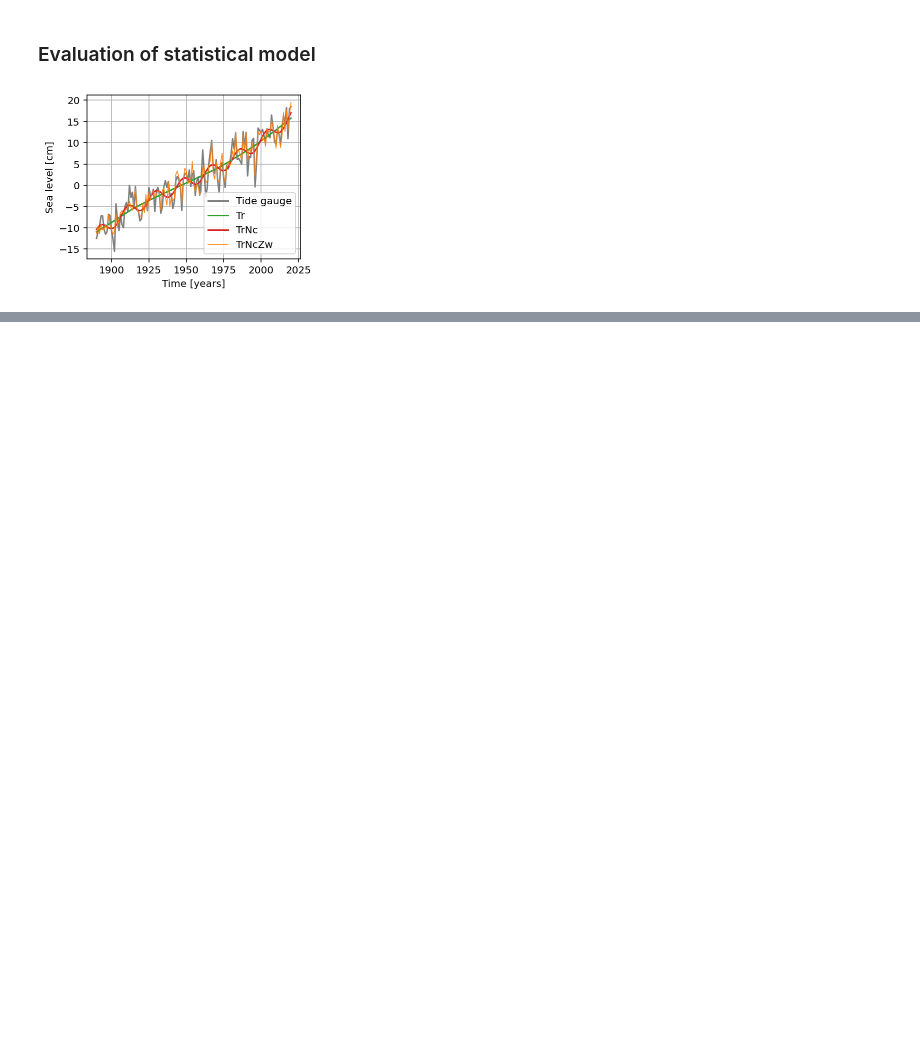
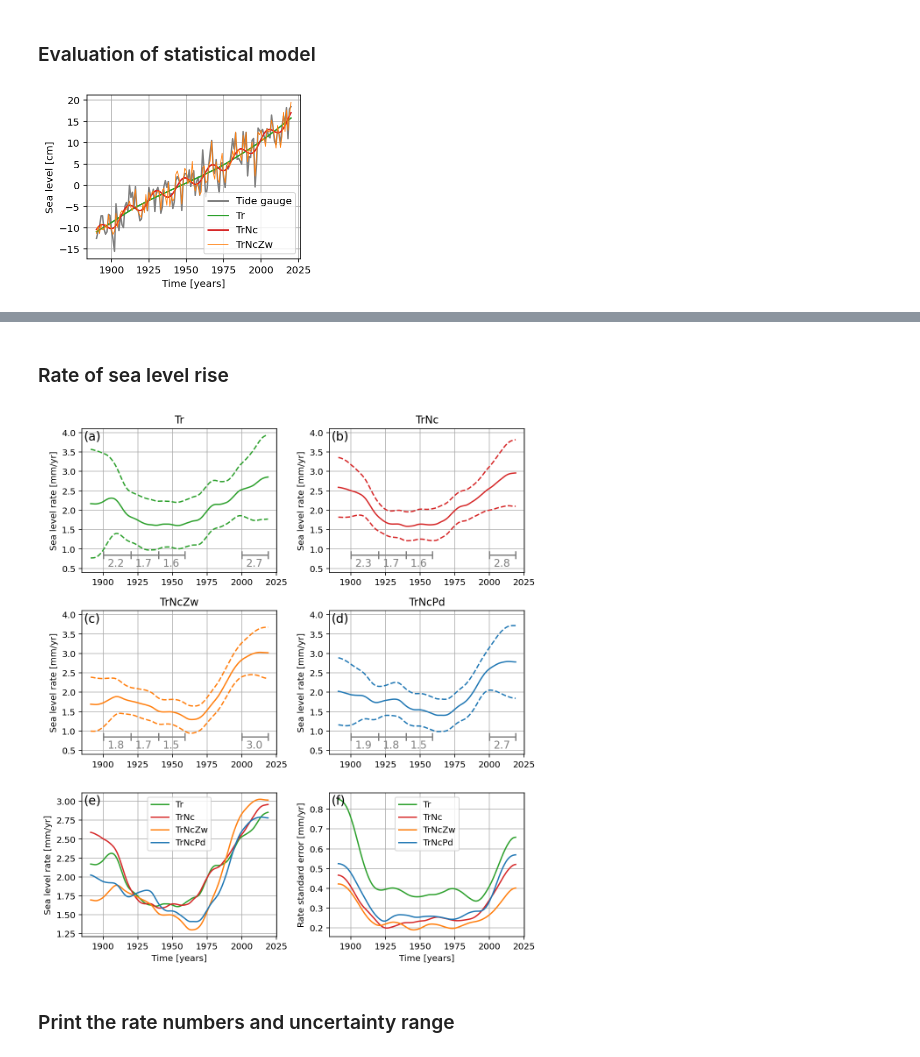
Before and after one commit to KNMI-sealevel/NetherlandsSeaLevelAcceleration, a Jupyter notebook: make_figures&tables.ipynb, the cells around one changed output, grey strips where cells are left out. Saved outputs shown, nothing was run; the diff lists cells and outputs as text; code cells hidden in the pictures; blank space fills up the shorter version.

```diff
--- a/make_figures&tables.ipynb
+++ b/make_figures&tables.ipynb
@@ -62,3 +101,10 @@ rates_pd = pd.read_csv('./outputs/results_PressureDifference.csv')
+# %%
+# Compute the standard errors in rates
+
+ser_nr = rates_nr.std(axis=1)
+ser_nt = rates_nt.std(axis=1)
+ser_na = rates_na.std(axis=1)
+ser_pd = rates_pd.std(axis=1)
 # %%
 long_names = ['Trend only',
               'Trend and nodal tide',
@@ -99,0 +355,65 @@ fig.tight_layout()
+# %% [markdown]
+### Rate of sea level rise
+# %%
+list_st = [1900, 1920, 1940, 2000]
+
+fig, ax = plt.subplots(3, 2, figsize=(8,9))
+
+for idx, res in enumerate([rates_q_nr, rates_q_nt, rates_q_na, rates_q_pd]):
+
+    res['0.5'].plot(ax=ax.flat[idx], title=short_names[idx], color=colors[idx])
+    res['0.05'].plot(ax=ax.flat[idx], linestyle='dashed',
+                                          color=colors[idx])
+    res['0.95'].plot(ax=ax.flat[idx], linestyle='dashed',
+                                          color=colors[idx])
+
+    ax.flat[idx].set_xlabel('')
+    ax.flat[idx].set_ylabel('Sea level rate [mm/yr]')
+    ax.flat[idx].set_ylim([0.4, 4.1])
+    ax.flat[idx].grid(True)
+    ax.flat[idx].text(0.01, 0.92, panels[idx], transform=ax.flat[idx].transAxes,
+                      size=14)
+
+    ax.flat[idx].hlines(y=0.85, xmin=list_st[0], xmax=list_st[2]+19,
+                        color='grey', linestyle='-')
+    ax.flat[idx].hlines(y=0.85, xmin=list_st[3], xmax=list_st[3]+19,
+                        color='grey', linestyle='-')
+
+    for st in list_st:
+        avg_rate = round(res.loc[st:st+19,'0.5'].mean(axis=0),1)
+        ax.flat[idx].text(st+3, 0.55, avg_rate, size=12, color='grey')
+        ax.flat[idx].vlines(x=st, ymin=0.75, ymax=0.95, color='grey',
+                            linestyle='-')
+
+    for st in list_st[2:]:
+        ax.flat[idx].vlines(x=st+19, ymin=0.75, ymax=0.95, color='grey',
+                            linestyle='-')
+
+rates_q_nr['0.5'].plot(ax=ax.flat[4], color=colors[0], label=short_names[0])
+rates_q_nt['0.5'].plot(ax=ax.flat[4], color=colors[1], label=short_names[1])
+rates_q_na['0.5'].plot(ax=ax.flat[4], color=colors[2], label=short_names[2])
+rates_q_pd['0.5'].plot(ax=ax.flat[4], color=colors[3], label=short_names[3])
+
+ax.flat[4].set_ylabel('Sea level rate [mm/yr]')
+ax.flat[4].set_xlabel('Time [years]')
+ax.flat[4].legend()
+ax.flat[4].grid(True)
+ax.flat[4].text(0.01, 0.92, panels[4], transform=ax.flat[4].transAxes, size=14)
+
+ser_nr.plot(ax=ax.flat[5], color=colors[0], label=short_names[0])
+ser_nt.plot(ax=ax.flat[5], color=colors[1], label=short_names[1])
+ser_na.plot(ax=ax.flat[5], color=colors[2], label=short_names[2])
+ser_pd.plot(ax=ax.flat[5], color=colors[3], label=short_names[3])
+
+ax.flat[5].set_ylabel('Rate standard error [mm/yr]')
+ax.flat[5].set_xlabel('Time [years]')
+ax.flat[5].legend()
+ax.flat[5].grid(True)
+ax.flat[5].text(0.01, 0.92, panels[5], transform=ax.flat[5].transAxes, size=14)
+
+fig.tight_layout()
+plt.savefig(f'./figures/RateSeaLevelTrend.pdf', dpi=150)
+# %% [output]
+[figure, added]
+# %% [markdown]
+### Print the rate numbers and uncertainty range
```
Also changed, not shown: parts of 33 cells of this notebook, 2 other files.
